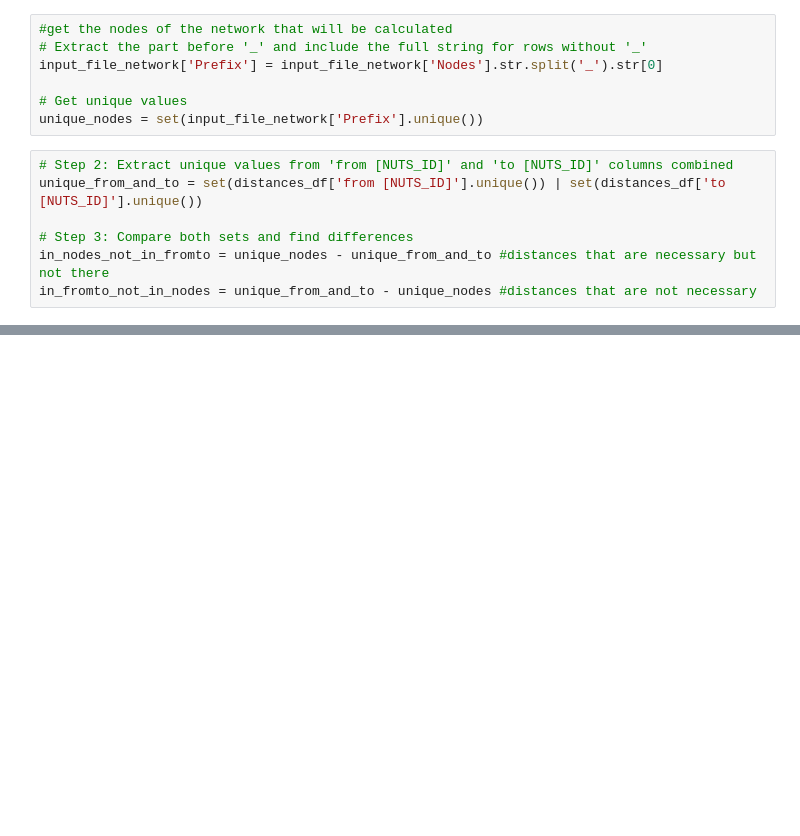
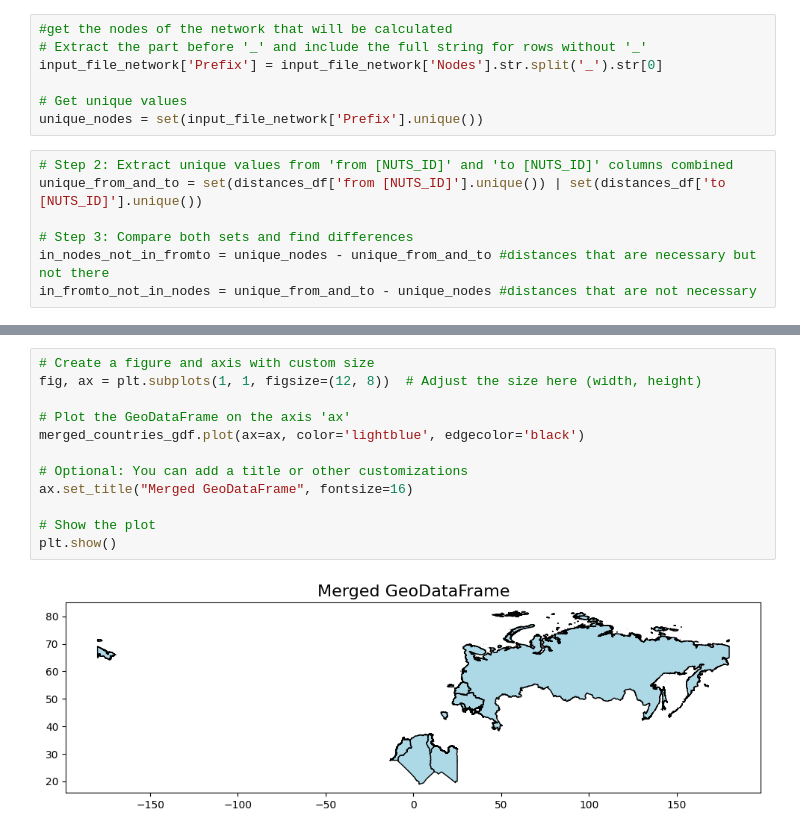
Before and after one commit to CSEI-EU/gas_infrastructure_model, a Jupyter notebook: 00_code_base/05_test_files/Get_Centroids_and_Distances.ipynb, the cells around one changed output, grey strips where cells are left out. Saved outputs shown, nothing was run; the diff lists cells and outputs as text; blank space fills up the shorter version.

Commit message:
merging the geodata and plotting

```diff
--- a/00_code_base/05_test_files/Get_Centroids_and_Distances.ipynb
+++ b/00_code_base/05_test_files/Get_Centroids_and_Distances.ipynb
@@ -467,0 +480,14 @@ merged_countries_gdf
+# %%
+# Create a figure and axis with custom size
+fig, ax = plt.subplots(1, 1, figsize=(12, 8))  # Adjust the size here (width, height)
+
+# Plot the GeoDataFrame on the axis 'ax'
+merged_countries_gdf.plot(ax=ax, color='lightblue', edgecolor='black')
+
+# Optional: You can add a title or other customizations
+ax.set_title("Merged GeoDataFrame", fontsize=16)
+
+# Show the plot
+plt.show()
+# %% [output]
+[figure, added]
```
Also changed, not shown: parts of 8 cells of this notebook.
